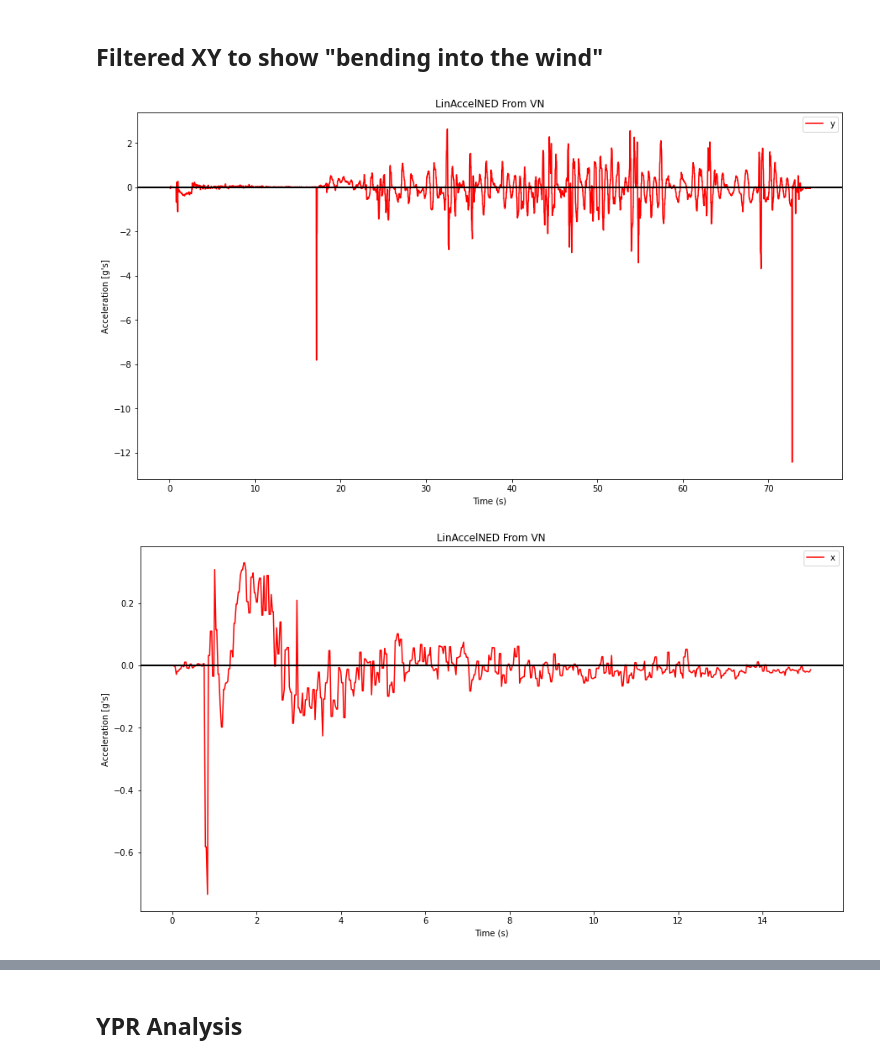
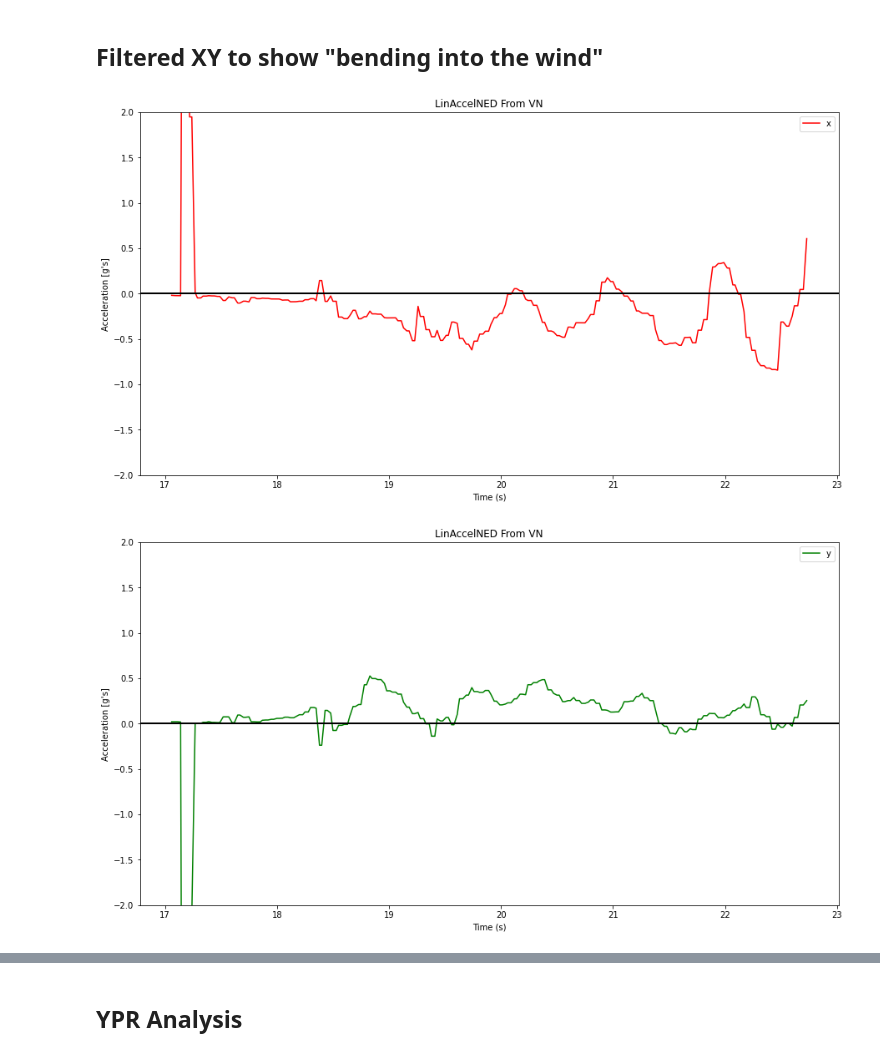
Before and after one commit to VADL-2022/IMU_VV, a Jupyter notebook: 03_Path_Recon/Flight_Reconstructions/Fullscale1_Reconstruction.ipynb, the cells around one changed output, grey strips where cells are left out. Cells and saved outputs as stored; diff of their text form; code cells hidden in the pictures.

```diff
--- a/03_Path_Recon/Flight_Reconstructions/Fullscale1_Reconstruction.ipynb
+++ b/03_Path_Recon/Flight_Reconstructions/Fullscale1_Reconstruction.ipynb
@@ -13,7 +13,7 @@ g = 9.81  # m/s^2
 ft = 3.2884  # ft/m
 
 ################## DATA FRAME ##################
-datafile = '../Data/Trunc_Fullscale1.csv'
+datafile = '../../Data/Trunc_Fullscale1.csv'
 fields = ['Timestamp', 'Pres',
   'dTheta X', 'dTheta Y', 'dTheta Z',
   'Roll', 'Pitch', 'Yaw',
@@ -109,40 +109,33 @@ plt.show()
 # %% [markdown]
 ## Filtered XY to show "bending into the wind"
 # %%
-start = 0
+start = 675
+end = 900
 
 fig1 = plt.figure(1, figsize=(15,8))
 ax = plt.subplot(111)
-#l2 = ax.plot(tdata[start:], ax_g[start:], color='red', label='x')
-l2 = ax.plot(tdata[start:], ay_g[start:], color='green', label='y')
-#l3 = ax.plot(tdata[start:end], ay_g[start:end], color='green', label='y')
-#l4 = ax.plot(tdata[start:end], az_g[start:end], color='purple', label='z')
+l2 = ax.plot(tdata[start:end], ax_g[start:end], color='red', label='x')
 l5 = plt.axhline(y=0, color='black', linewidth=2)
 ax.set_title("LinAccelNED From VN")
 ax.set_xlabel('Time (s)')
 ax.set_ylabel("Acceleration [g's]")
-#plt.ylim((-2, 2))
+plt.ylim((-2, 2))
 
 ax.legend()
 plt.show()
 # %% [output]
-[figure, old version]
+[figure, new version]
 # %%
-start = 0
-end = 600
-
 fig1 = plt.figure(1, figsize=(15,8))
 ax = plt.subplot(111)
-l2 = ax.plot(tdata[start:end], ax_g[start:end], color='red', label='x')
-#l3 = ax.plot(tdata[start:end], ay_g[start:end], color='green', label='y')
-#l4 = ax.plot(tdata[start:end], az_g[start:end], color='purple', label='z')
+l2 = ax.plot(tdata[start:end], ay_g[start:end], color='green', label='y')
 l5 = plt.axhline(y=0, color='black', linewidth=2)
 ax.set_title("LinAccelNED From VN")
 ax.set_xlabel('Time (s)')
 ax.set_ylabel("Acceleration [g's]")
-#plt.ylim((-2, 2))
+plt.ylim((-2, 2))
 
 ax.legend()
 plt.show()
 # %% [output]
-[figure, old version]
+[figure, new version]
```
Also changed, not shown: parts of 3 cells of this notebook, 7 other files.
